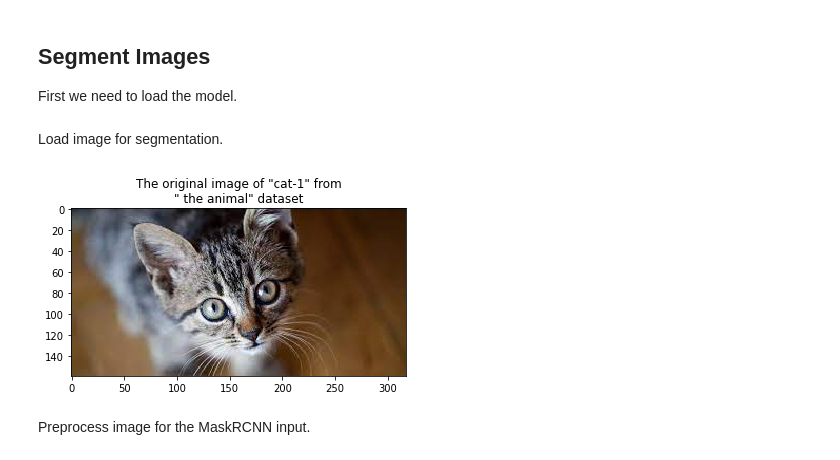
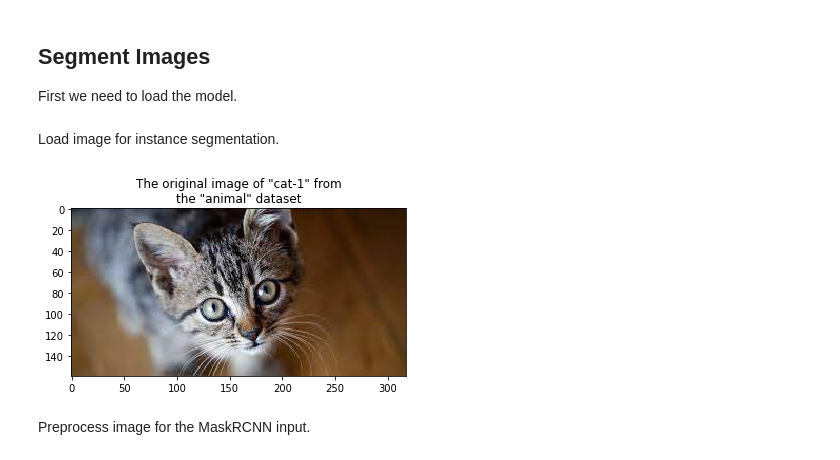
Before and after one commit to mmgalushka/onnx-hello-world, a Jupyter notebook: onnx_maskrcnn.ipynb, the cells around one changed output. Cells and saved outputs as stored; diff of their text form; code cells hidden in the pictures.

Commit message:
Added the common function for showing images.

```diff
--- a/onnx_maskrcnn.ipynb
+++ b/onnx_maskrcnn.ipynb
@@ -170,18 +174,12 @@ import onnxruntime as rt
 sess = rt.InferenceSession(os.path.join('tmp', 'maskrcnn.onnx'))
 classes = [line.rstrip('\n') for line in open(os.path.join('config', 'coco_classes.txt'))]
 # %% [markdown]
-Load image for segmentation.
+Load image for instance segmentation.
-# %%
-image_name = 'cat-1'
-image = load_image(dataset_name, image_name)
-
-fig, ax = plt.subplots()
-plt.imshow(np.array(image), interpolation='nearest')
-ax.set_title( f'The original image of "{image_name}" from\n" the {dataset_name}" dataset' )
-
-plt.savefig(os.path.join('tmp', f'orig_{image_name.replace("-","_")}.jpg'))
-plt.show()
-# %% [output]
-[figure, removed]
+# %%
+image_name = 'cat-1'
+orig_image = load_image(dataset_name, image_name)
+show_image(orig_image, 'MaskRCNN', 'orig', image_name, dataset_name)
+# %% [output]
+[figure, added]
 # %% [markdown]
 Preprocess image for the MaskRCNN input.
```
Also changed, not shown: parts of 12 cells of this notebook, 8 other files.
